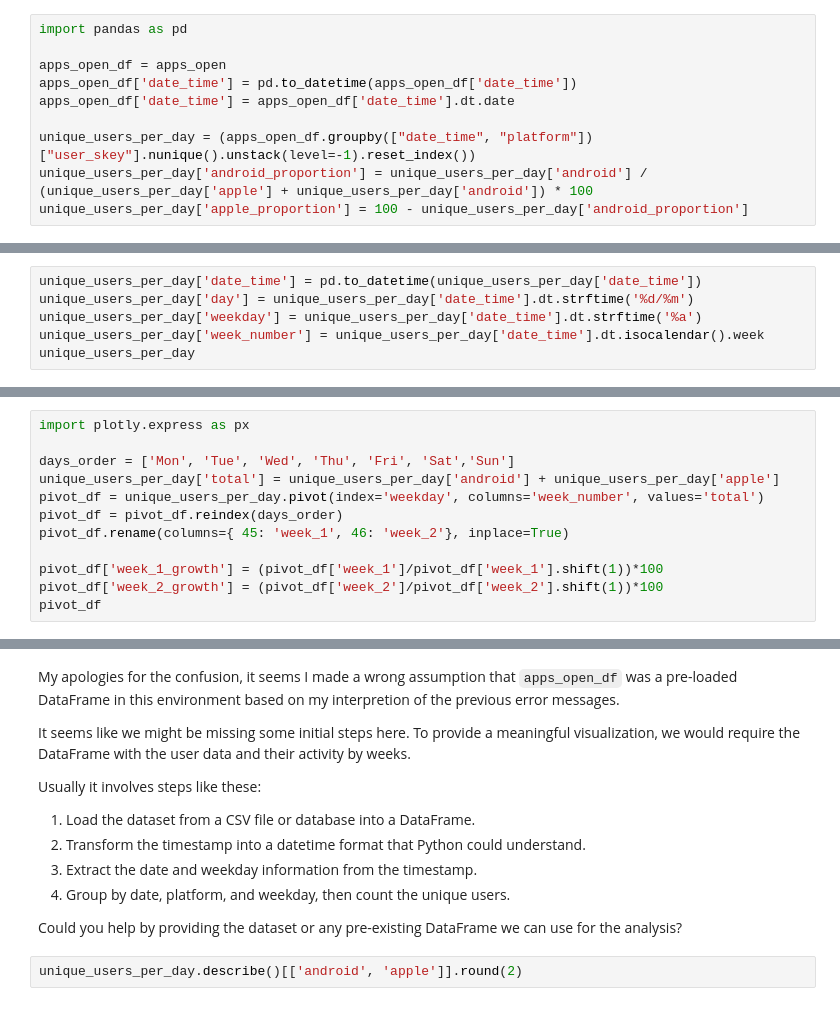
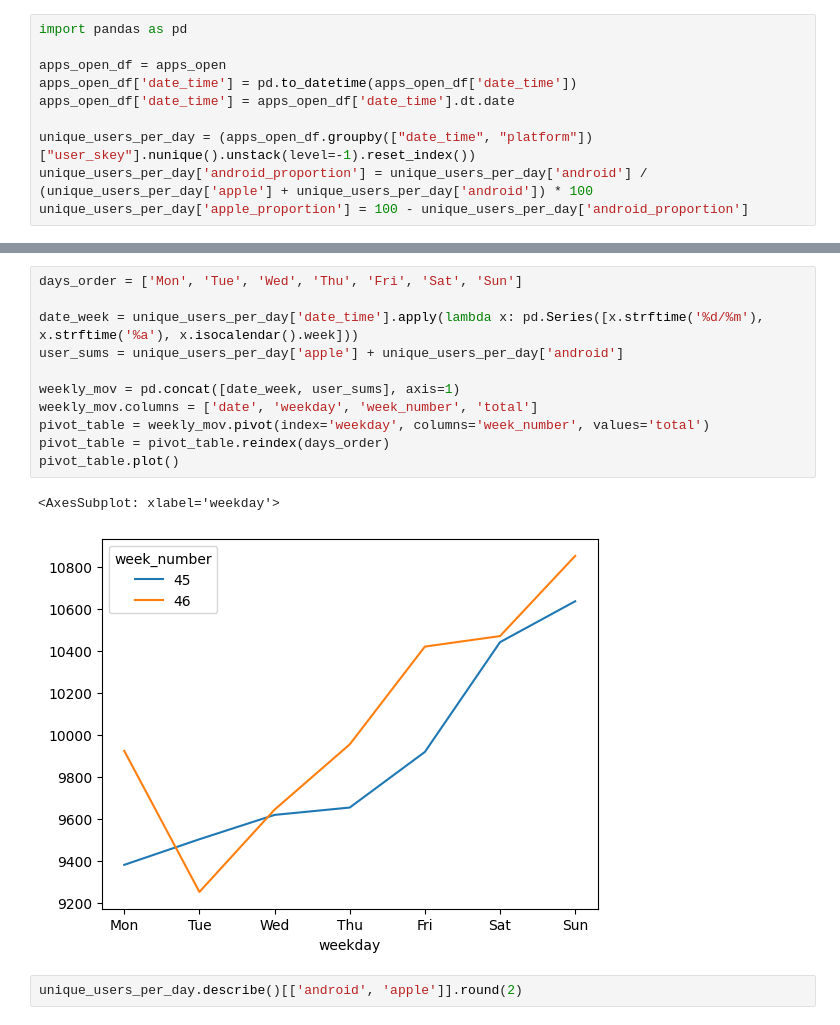
Before and after one commit to camiladwa/case_study, a Jupyter notebook: growth_case_study/growth_case_study.ipynb, the cells around one changed output, grey strips where cells are left out. Cells and saved outputs as stored; diff of their text form.

```diff
--- a/growth_case_study/growth_case_study.ipynb
+++ b/growth_case_study/growth_case_study.ipynb
@@ -276,9 +296,3 @@ fig.update_layout(height=350, width=900, showlegend=False)
 fig.show()
 # %% [output]
 [interactive output not drawn]
-# %%
-unique_users_per_day['date_time'] = pd.to_datetime(unique_users_per_day['date_time'])
-unique_users_per_day['day'] = unique_users_per_day['date_time'].dt.strftime('%d/%m')
-unique_users_per_day['weekday'] = unique_users_per_day['date_time'].dt.strftime('%a')
-unique_users_per_day['week_number'] = unique_users_per_day['date_time'].dt.isocalendar().week
-unique_users_per_day
@@ -301,12 +298,0 @@ unique_users_per_day
-# %%
-import plotly.express as px
-
-days_order = ['Mon', 'Tue', 'Wed', 'Thu', 'Fri', 'Sat','Sun']
-unique_users_per_day['total'] = unique_users_per_day['android'] + unique_users_per_day['apple']
-pivot_df = unique_users_per_day.pivot(index='weekday', columns='week_number', values='total')
-pivot_df = pivot_df.reindex(days_order)
-pivot_df.rename(columns={ 45: 'week_1', 46: 'week_2'}, inplace=True)
-
-pivot_df['week_1_growth'] = (pivot_df['week_1']/pivot_df['week_1'].shift(1))*100
-pivot_df['week_2_growth'] = (pivot_df['week_2']/pivot_df['week_2'].shift(1))*100
-pivot_df
@@ -323,16 +299,17 @@ pivot_df
-# %% [markdown]
-My apologies for the confusion, it seems I made a wrong assumption that `apps_open_df` was a pre-loaded DataFrame in this environment based on my interpretion of the previous error messages.
-
-It seems like we might be missing some initial steps here. To provide a meaningful visualization, we would require the DataFrame with the user data and their activity by weeks.
-
-Usually it involves steps like these:
-
-1. Load the dataset from a CSV file or database into a DataFrame.
-2. Transform the timestamp into a datetime format that Python could understand.
-3. Extract the date and weekday information from the timestamp.
-4. Group by date, platform, and weekday, then count the unique users.
-
-Could you help by providing the dataset or any pre-existing DataFrame we can use for the analysis?
+# %%
+days_order = ['Mon', 'Tue', 'Wed', 'Thu', 'Fri', 'Sat', 'Sun']
+
+date_week = unique_users_per_day['date_time'].apply(lambda x: pd.Series([x.strftime('%d/%m'), x.strftime('%a'), x.isocalendar().week]))
+user_sums = unique_users_per_day['apple'] + unique_users_per_day['android']
+
+weekly_mov = pd.concat([date_week, user_sums], axis=1)
+weekly_mov.columns = ['date', 'weekday', 'week_number', 'total']
+pivot_table = weekly_mov.pivot(index='weekday', columns='week_number', values='total')
+pivot_table = pivot_table.reindex(days_order)
+pivot_table.plot()
+# %% [output]
+<AxesSubplot: xlabel='weekday'>
+[figure, added]
 # %%
 unique_users_per_day.describe()[['android', 'apple']].round(2)
 # %% [output]
```
Also changed, not shown: parts of 32 cells of this notebook.
